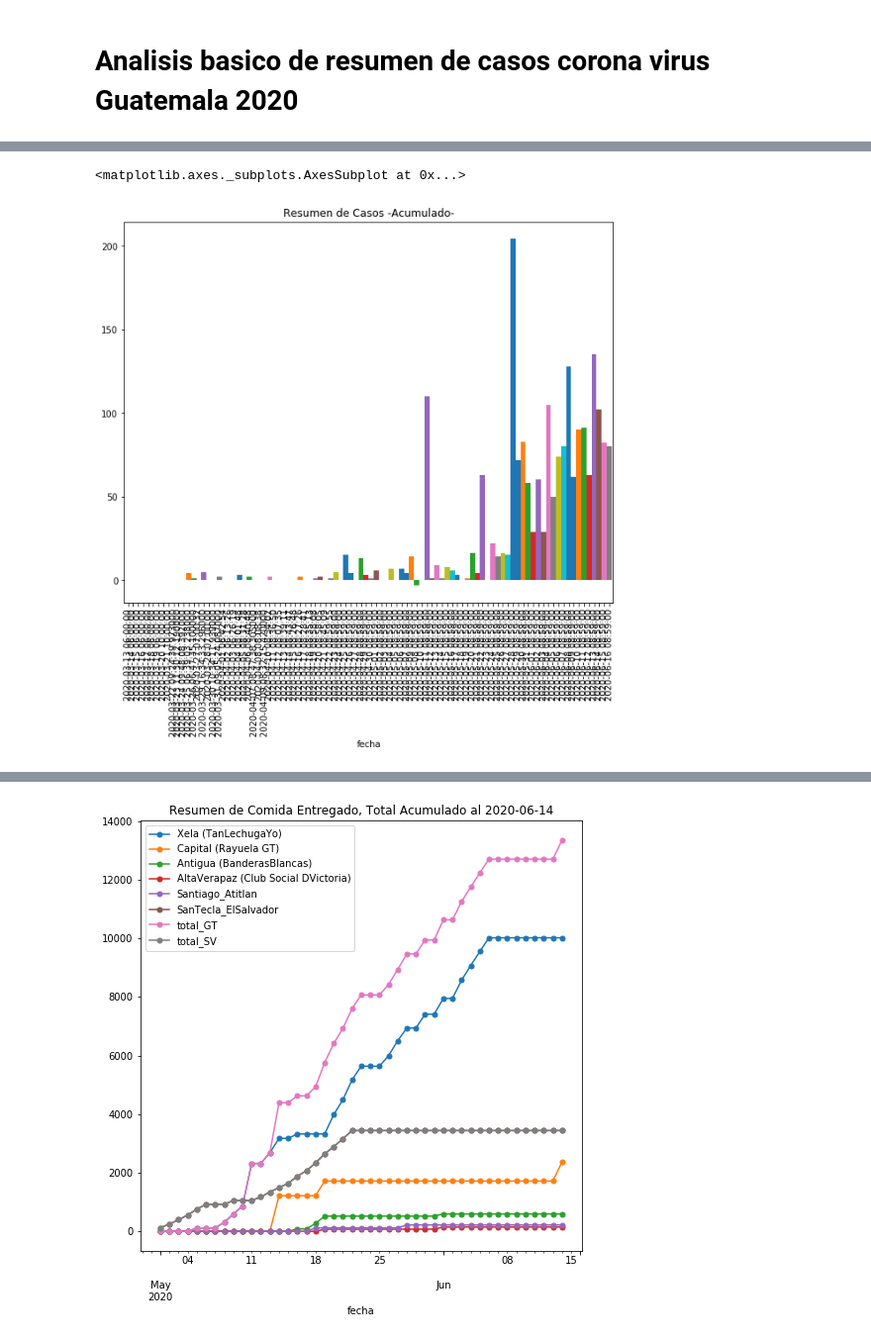
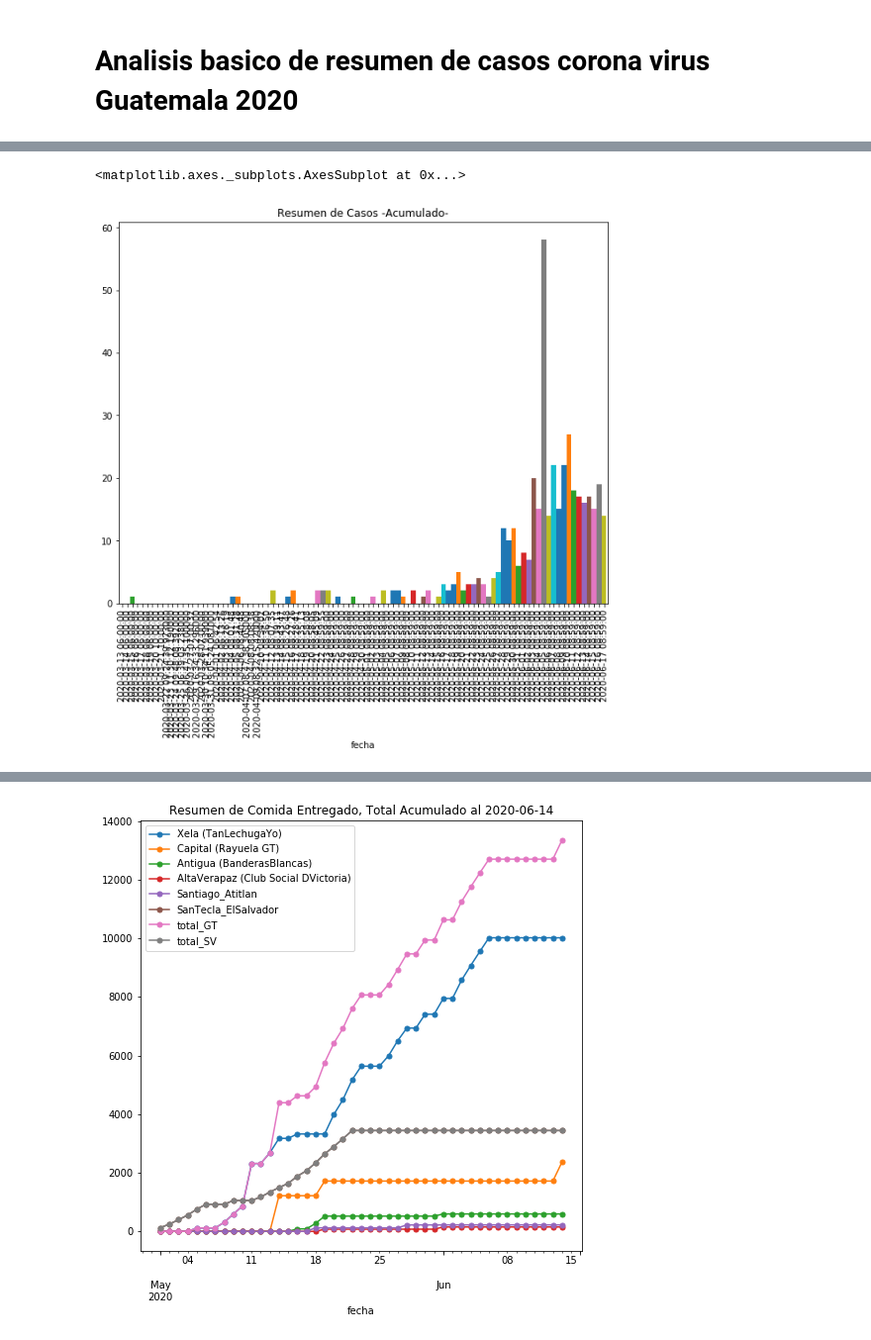
Before and after one commit to ncovgt2020/ncovgt2020, a Jupyter notebook: scripts/analisis_basico_casos.ipynb, the cells around one changed output, grey strips where cells are left out. Shown at 99% size. Saved outputs shown, nothing was run; the diff lists cells and outputs as text; code cells hidden in the pictures.

```diff
--- a/scripts/analisis_basico_casos.ipynb
+++ b/scripts/analisis_basico_casos.ipynb
@@ -66,12 +66,12 @@ fecha
 # %%
 fig1 = plt.figure(figsize=(10,8))
 fig1ax1 = fig1.add_subplot(1,1,1)
 fig1ax1.set_title('Resumen de Casos -Acumulado-')
 reversed_cumsum = casos-casos.shift(1).fillna(0)
-reversed_cumsum['recuperados'].plot.bar(ax = fig1ax1 , width = 1)
+reversed_cumsum['fallecidos'].plot.bar(ax = fig1ax1 , width = 1)
 # %% [output]
 <matplotlib.axes._subplots.AxesSubplot at 0x...>
-[figure, old version]
+[figure, new version]
 # %%
 fig2 = plt.figure(figsize=(8,8))
 fig2ax1 = fig2.add_subplot(1,1,1)
```
Also changed, not shown: parts of 5 cells of this notebook, 10 other files.
